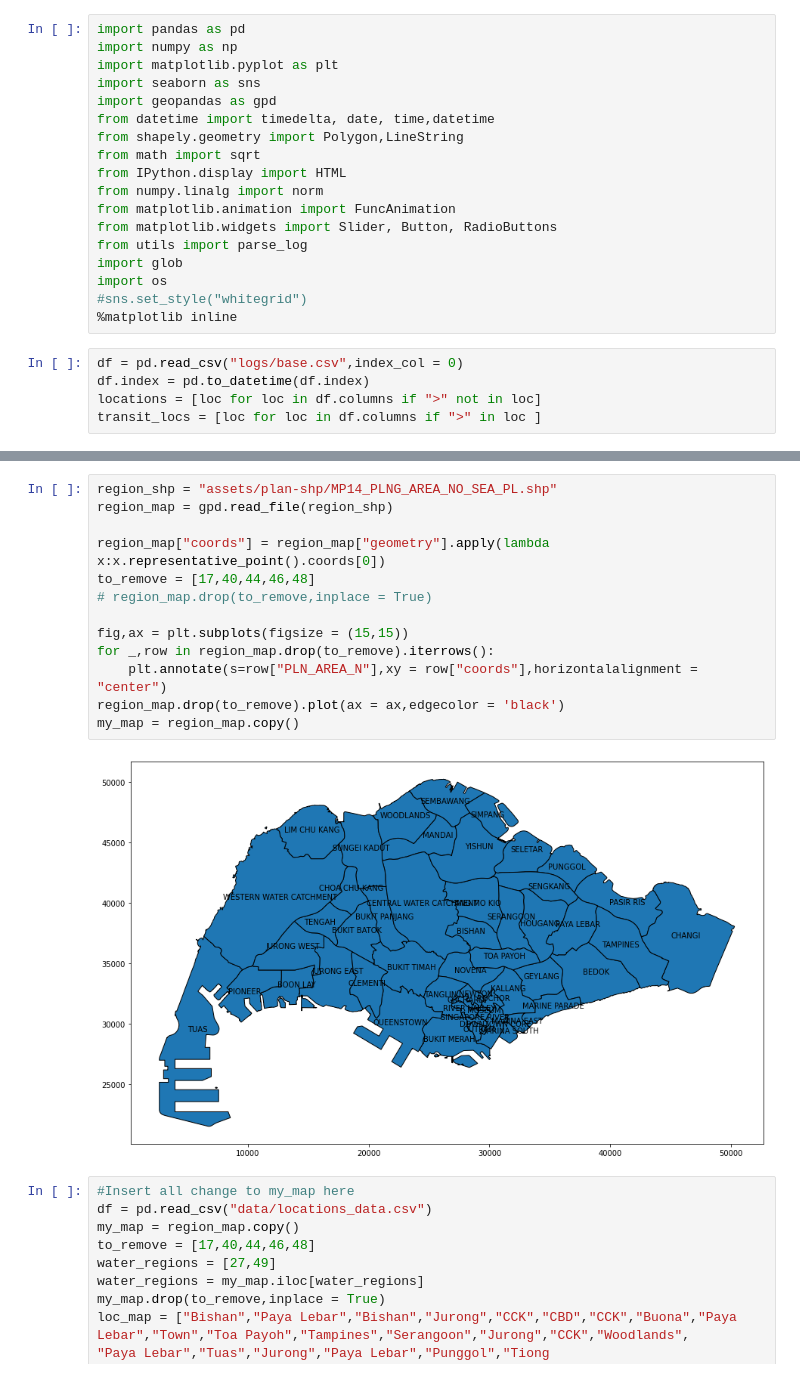
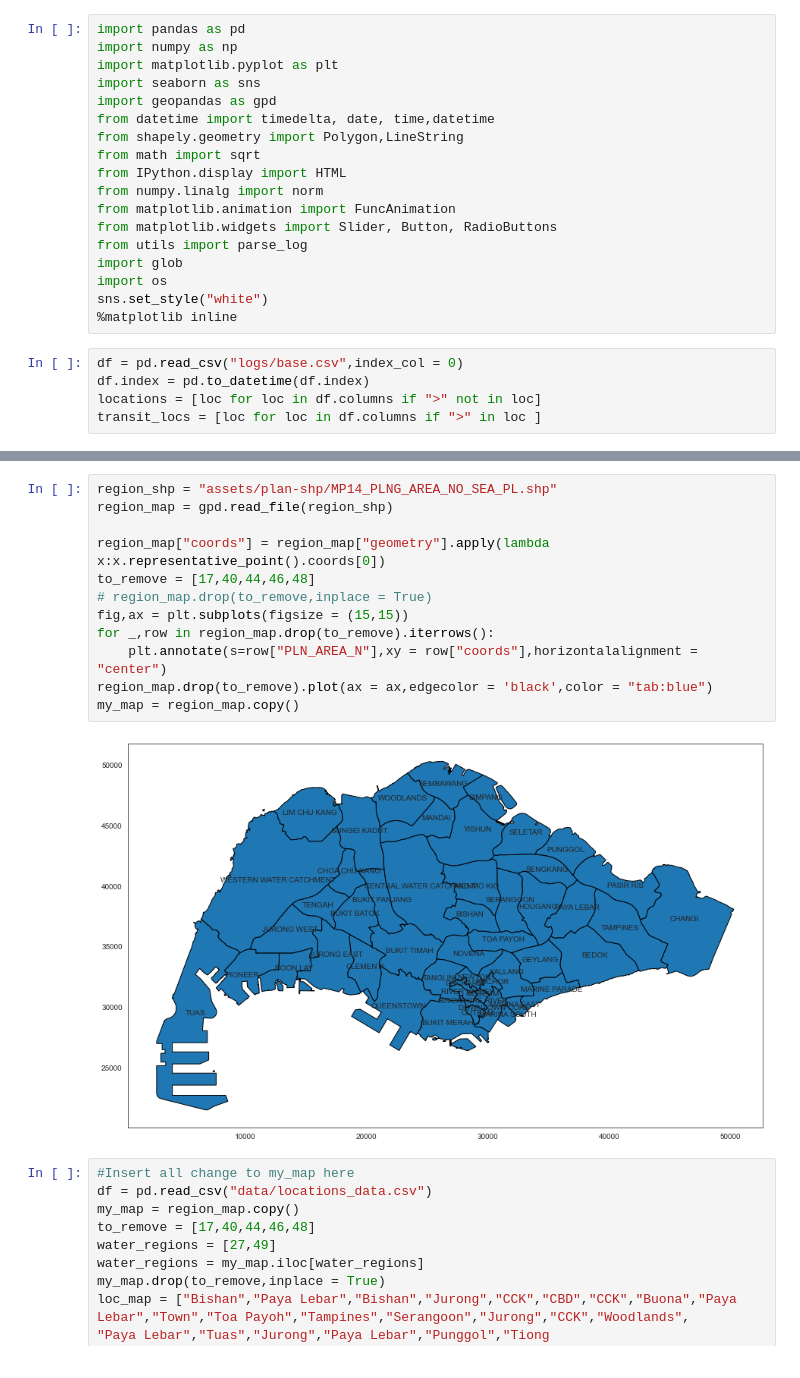
Before and after one commit to reoneo97/transport-abm, a Jupyter notebook: data_vis.ipynb, the cells around one changed output, grey strips where cells are left out. Drawn from its saved outputs; the diff is of its cells as text.

```diff
--- a/data_vis.ipynb
+++ b/data_vis.ipynb
@@ -14,7 +14,7 @@ from matplotlib.widgets import Slider, Button, RadioButtons
 from utils import parse_log
 import glob
 import os
-#sns.set_style("whitegrid")
+sns.set_style("white")
 %matplotlib inline
 # %%
 df = pd.read_csv("logs/base.csv",index_col = 0)
@@ -31,18 +31,17 @@ plt.legend(loc='center left', bbox_to_anchor=(1, 0.5))
 # %%
 region_shp = "assets/plan-shp/MP14_PLNG_AREA_NO_SEA_PL.shp"
 region_map = gpd.read_file(region_shp)
 
 region_map["coords"] = region_map["geometry"].apply(lambda x:x.representative_point().coords[0])
 to_remove = [17,40,44,46,48]
 # region_map.drop(to_remove,inplace = True)
-
 fig,ax = plt.subplots(figsize = (15,15))
 for _,row in region_map.drop(to_remove).iterrows():
     plt.annotate(s=row["PLN_AREA_N"],xy = row["coords"],horizontalalignment = "center")
-region_map.drop(to_remove).plot(ax = ax,edgecolor = 'black')
+region_map.drop(to_remove).plot(ax = ax,edgecolor = 'black',color = "tab:blue")
 my_map = region_map.copy()
 # %% [output]
-[figure, old version]
+[figure, new version]
 # %%
 #Insert all change to my_map here
 df = pd.read_csv("data/locations_data.csv")
```
Also changed, not shown: parts of 17 cells of this notebook, 3 other files.
